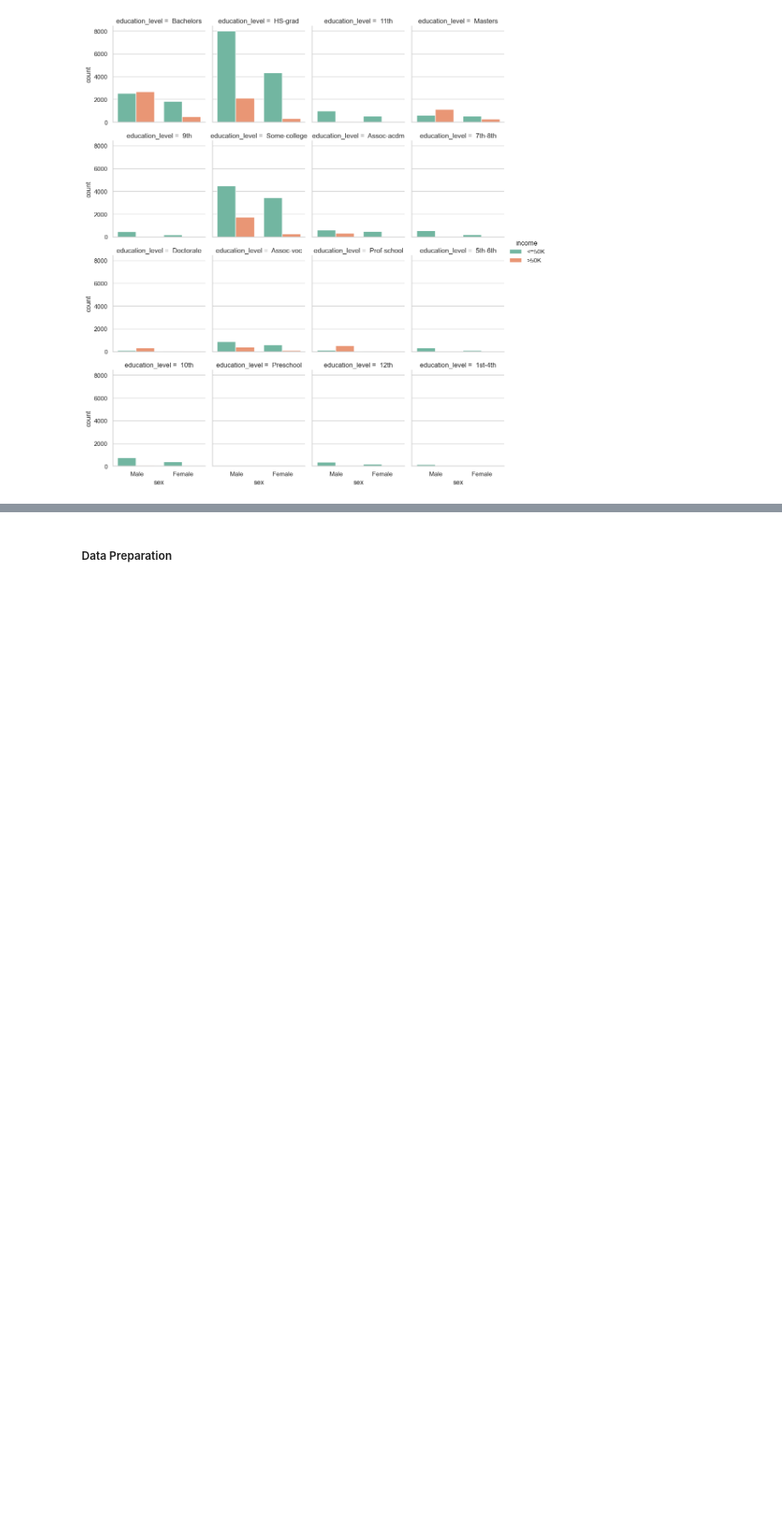
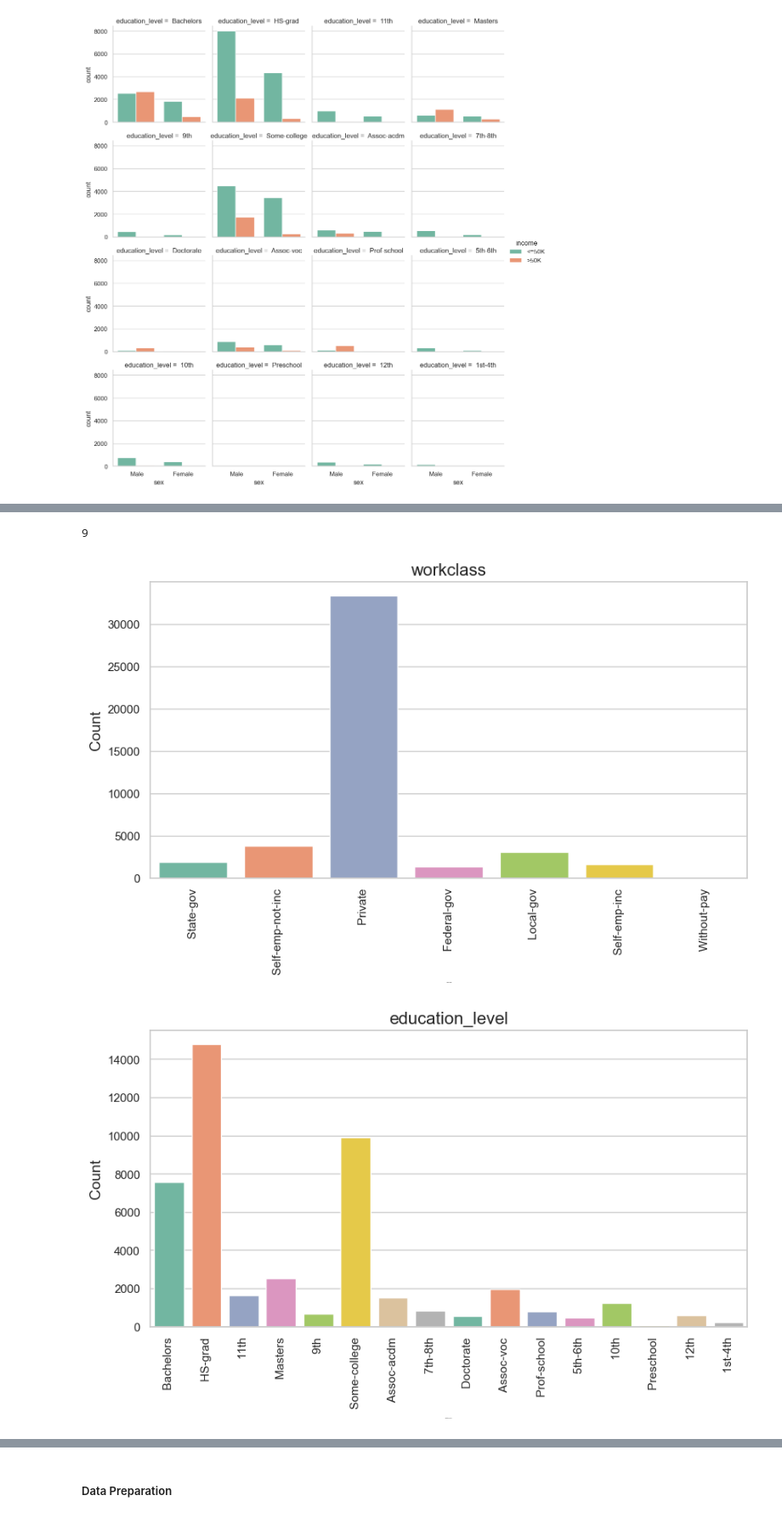
Before and after one commit to badicev/finding_donors, a Jupyter notebook: reproduce.ipynb, the cells around one changed output, grey strips where cells are left out. Shown at 85% size. Cells and saved outputs as stored; diff of their text form; code cells hidden in the pictures; blank space fills up the shorter version.

Commit message:
categorical analysis

```diff
--- a/reproduce.ipynb
+++ b/reproduce.ipynb
@@ -202,0 +205,10 @@ plt.show()
+# %%
+#Başak's addition
+all_columns = list(data.columns)
+print('all_columns:\n {}'.format(all_columns))
+
+categorical_columns = list(data.select_dtypes(include=['object']).columns)
+print('Categorical columns:\n {}'.format(categorical_columns))
+
+numerical_columns = list(data.select_dtypes(include=['int64', 'float64']).columns)
+print('Numerical columns:\n {}'.format(numerical_columns))
@@ -202,0 +222,21 @@ plt.show()
+# %%
+#Başak's addition
+len(categorical_columns)
+# %% [output]
+9
+# %%
+#Başak's addition
+#counplot for categorical columns
+for i in range(len(categorical_columns)):
+    plt.figure(figsize=(10,5))
+    sns.countplot(x=categorical_columns[i], data=data, palette='Set2')
+    plt.title(categorical_columns[i], fontsize=16)
+    plt.xlabel(categorical_columns[i], fontsize=1)
+    #xlabel rotation
+    plt.xticks(rotation=90)
+    plt.ylabel('Count', fontsize=14)
+    plt.savefig('visuals/{}.png'.format(categorical_columns[i]))
+    plt.show()
+# %% [output]
+[figure, added]
+[figure, added]
```
Also changed, not shown: parts of 6 cells of this notebook, 11 other files.
